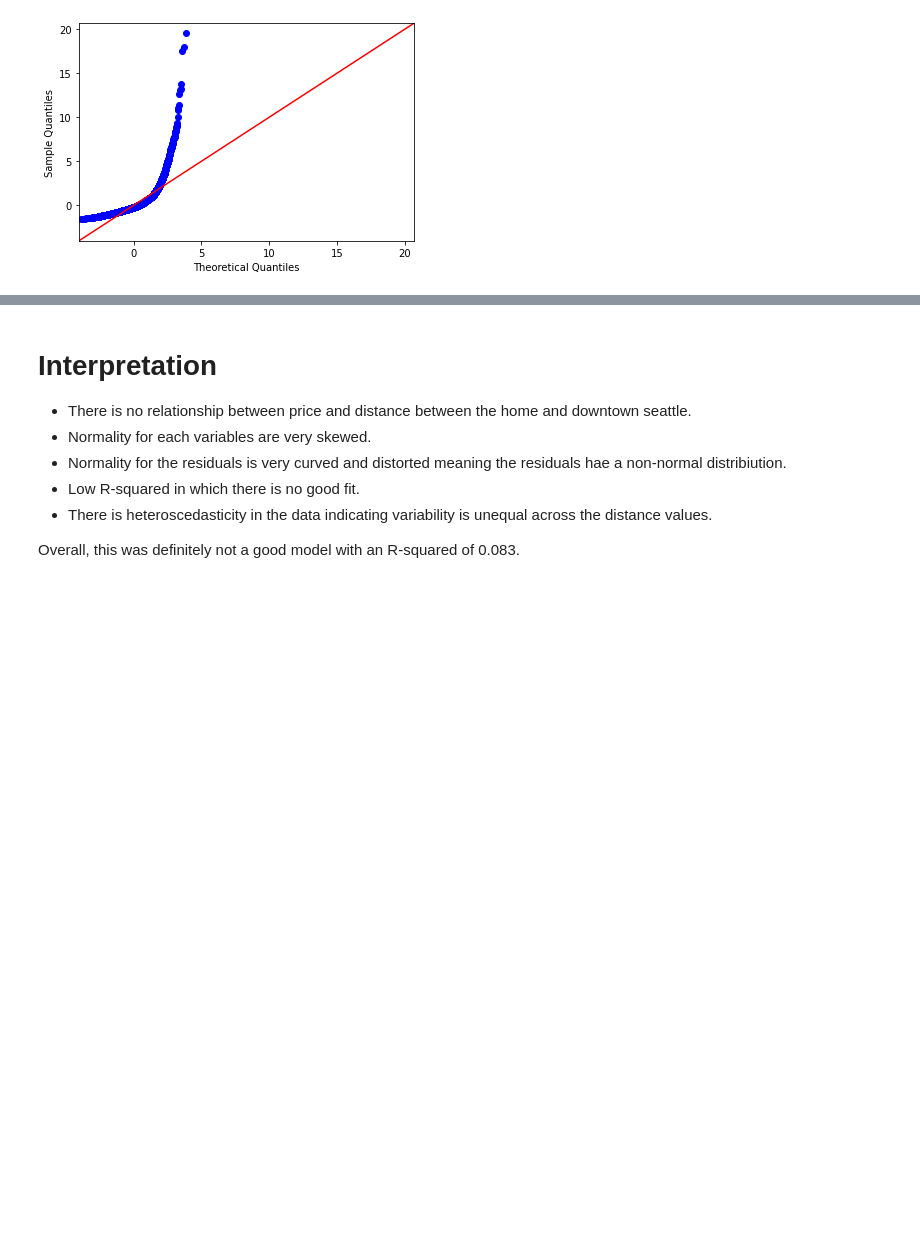
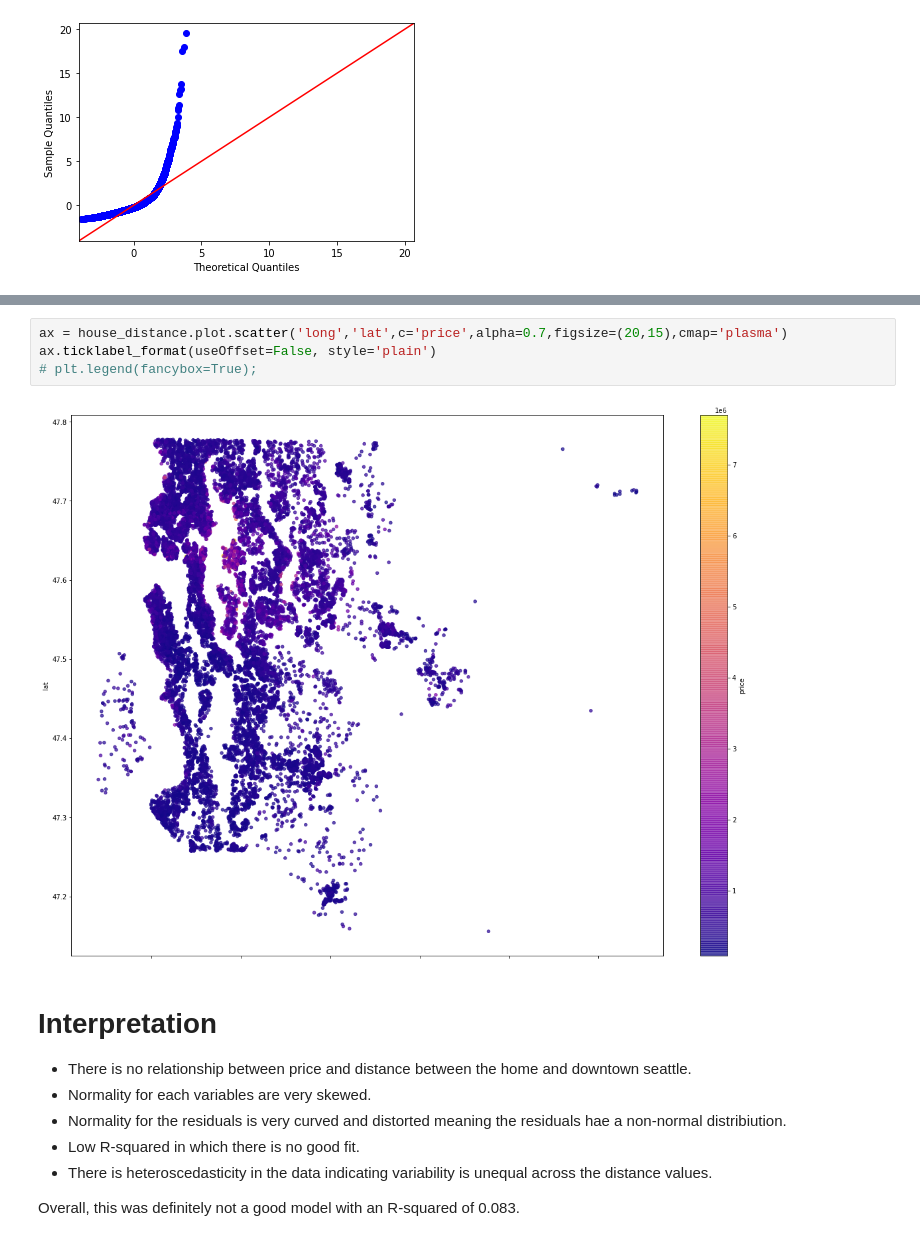
Before and after one commit to ttam37/dsc-mod-2-project-v2-1-onl01-dtsc-ft-052620, a Jupyter notebook: EDA Question 1.ipynb, the cells around one changed output, grey strips where cells are left out. Cells and saved outputs as stored; diff of their text form; blank space fills up the shorter version.

```diff
--- a/EDA Question 1.ipynb
+++ b/EDA Question 1.ipynb
@@ -172,3 +180,9 @@ plt.legend(fancybox=True);
+# %%
+ax = house_distance.plot.scatter('long','lat',c='price',alpha=0.7,figsize=(20,15),cmap='plasma')
+ax.ticklabel_format(useOffset=False, style='plain')
+# plt.legend(fancybox=True);
+# %% [output]
+[figure, added]
 # %% [markdown]
 # Interpretation
 
```
Also changed, not shown: parts of 8 cells of this notebook, 5 other files.
